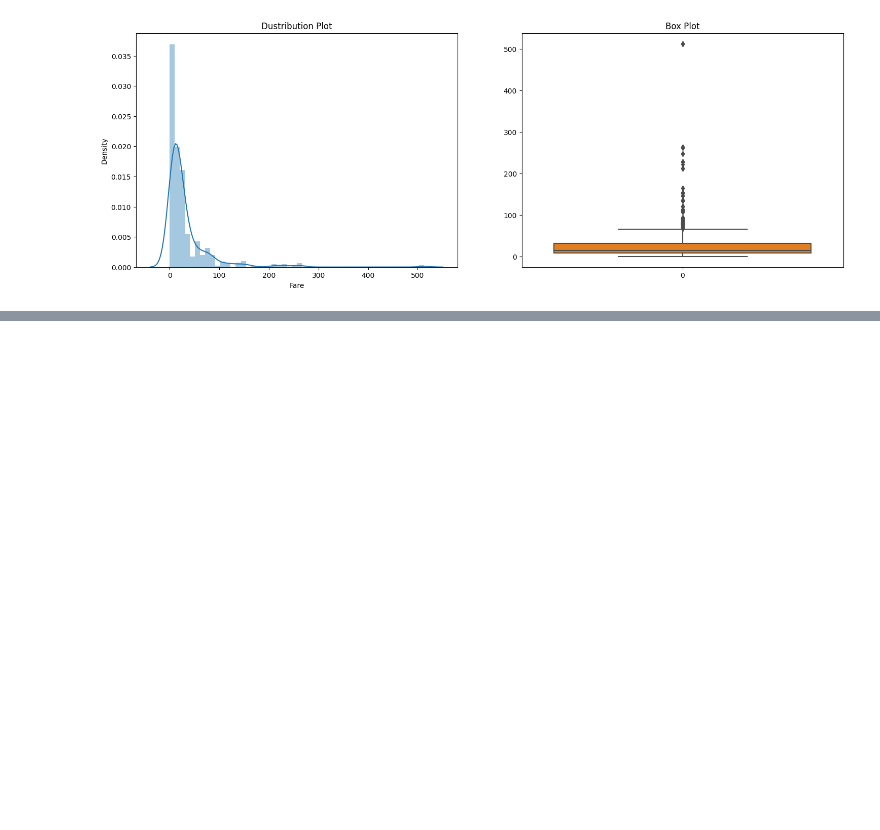
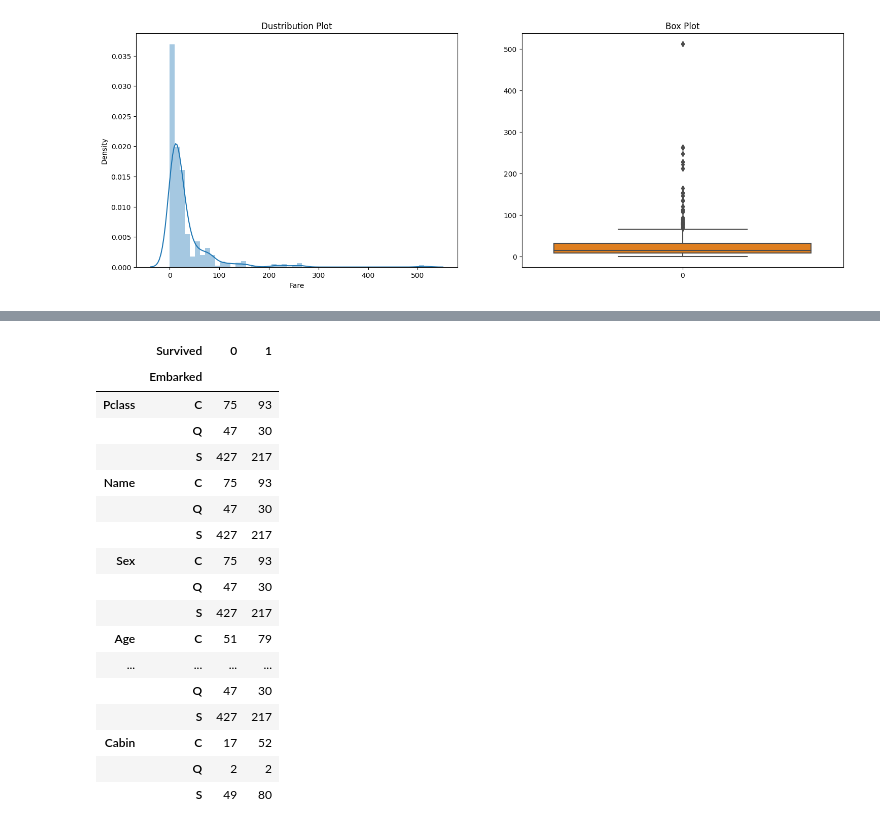
Before and after one commit to KhageshorGiri/Machine_Learning, a Jupyter notebook: Machine Learning/EDA/Titanic.ipynb, the cells around one changed output, grey strips where cells are left out. Drawn from its saved outputs; the diff is of its cells as text; code cells hidden in the pictures; blank space fills up the shorter version.

```diff
--- a/Machine Learning/EDA/Titanic.ipynb
+++ b/Machine Learning/EDA/Titanic.ipynb
@@ -191,0 +254,25 @@ for feature in numerical_features:
+# %%
+# aggregate the data based on the index and values
+agg_df = df.groupby(['Survived', "Embarked"]).agg("count").reset_index()
+
+# pivot the aggregated DataFrame
+agg_df.pivot(index='Survived', columns='Embarked').T
+# %% [output]
+|  | Survived | 0 | 1 |
+|  | Embarked |  |  |
+| Pclass | C | 75 | 93 |
+|  | Q | 47 | 30 |
+|  | S | 427 | 217 |
+| Name | C | 75 | 93 |
+|  | Q | 47 | 30 |
+|  | S | 427 | 217 |
+| Sex | C | 75 | 93 |
+|  | Q | 47 | 30 |
+|  | S | 427 | 217 |
+| Age | C | 51 | 79 |
+| ... | ... | ... | ... |
+|  | Q | 47 | 30 |
+|  | S | 427 | 217 |
+| Cabin | C | 17 | 52 |
+|  | Q | 2 | 2 |
+|  | S | 49 | 80 |
```
Also changed, not shown: parts of 10 cells of this notebook.
